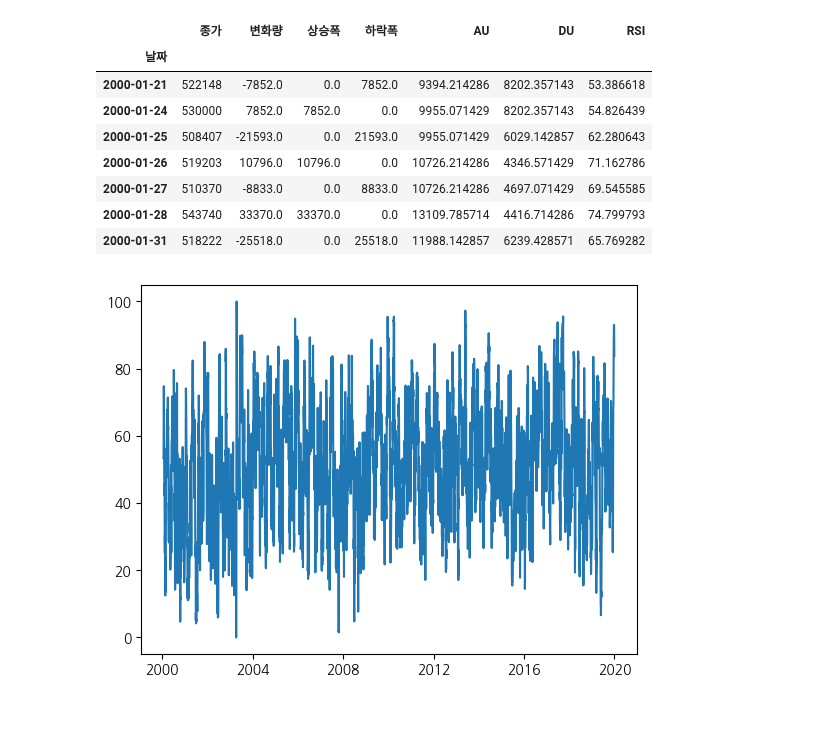
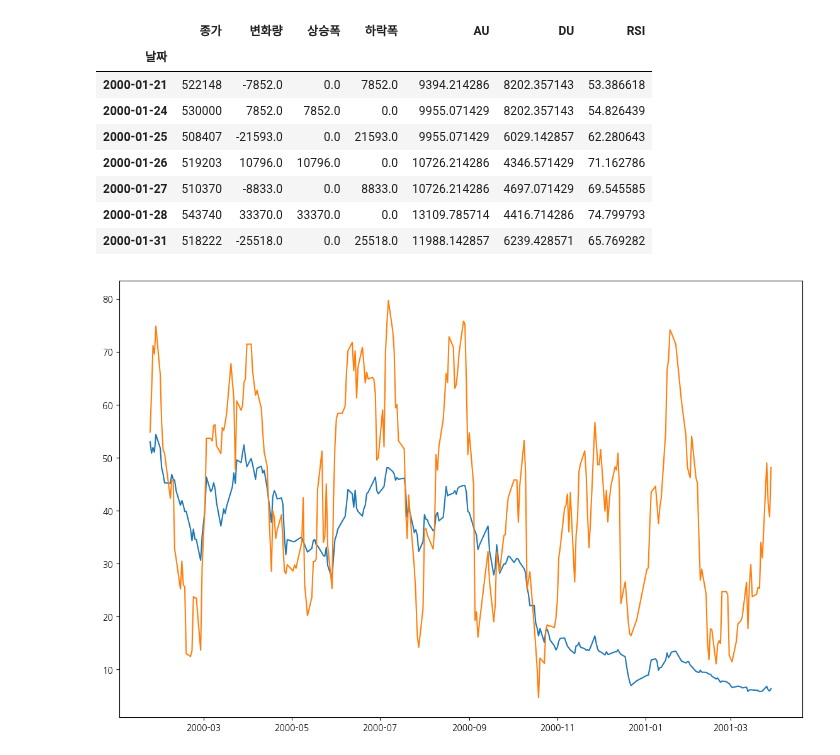
Before and after one commit to Huey-fitpet/study_pandas, a Jupyter notebook: codes/17.07.strategy_RSI.ipynb, the cells around one changed output. Drawn from its saved outputs; the diff is of its cells as text; code cells hidden in the pictures; blank space fills up the shorter version.

```diff
--- a/codes/17.07.strategy_RSI.ipynb
+++ b/codes/17.07.strategy_RSI.ipynb
@@ -132,8 +132,10 @@ import matplotlib.pyplot as plt
 import matplotlib as mpl # 한글 폰트 설정 (NanumGothic)
 mpl.rcParams['font.family'] = 'NanumGothic'
 mpl.rcParams['axes.unicode_minus'] = False  # 마이너스 기호 깨짐 방지
-# %%
-plt.plot(stock_df_close['RSI'])
-plt.show()
-# %% [output]
-[figure, removed]
+# %%
+plt.figure(figsize=(14,9), dpi=100) #
+plt.plot(stock_df_close['종가'][14:300]/10000)
+plt.plot(stock_df_close['RSI'][14:300])
+plt.show()
+# %% [output]
+[figure, added]
```
Also changed, not shown: 2 other files.
